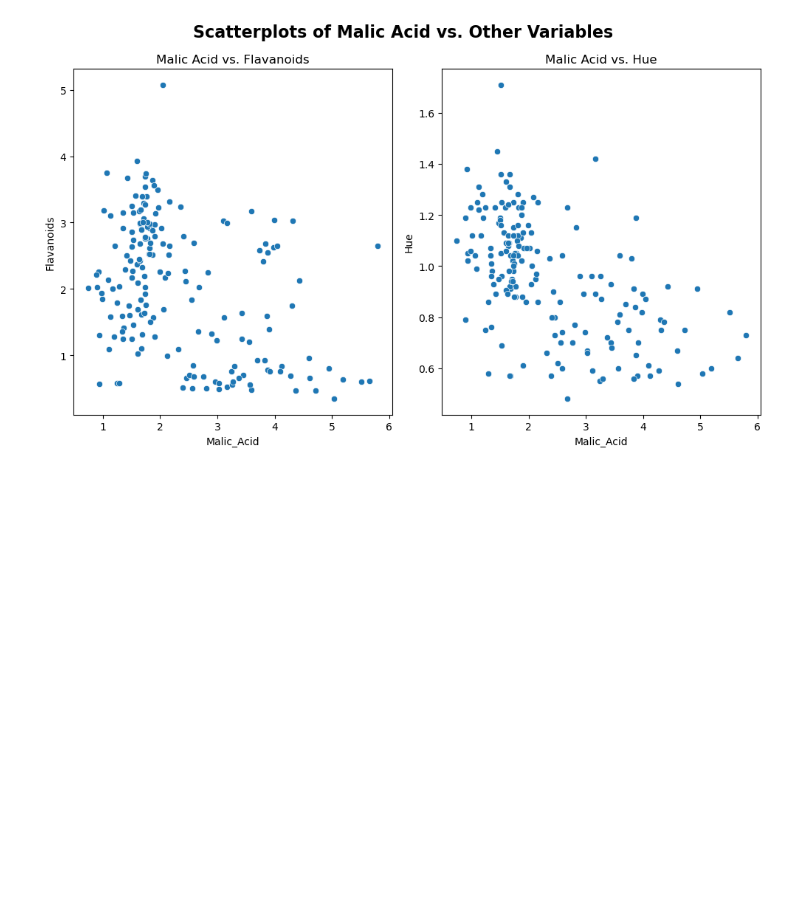
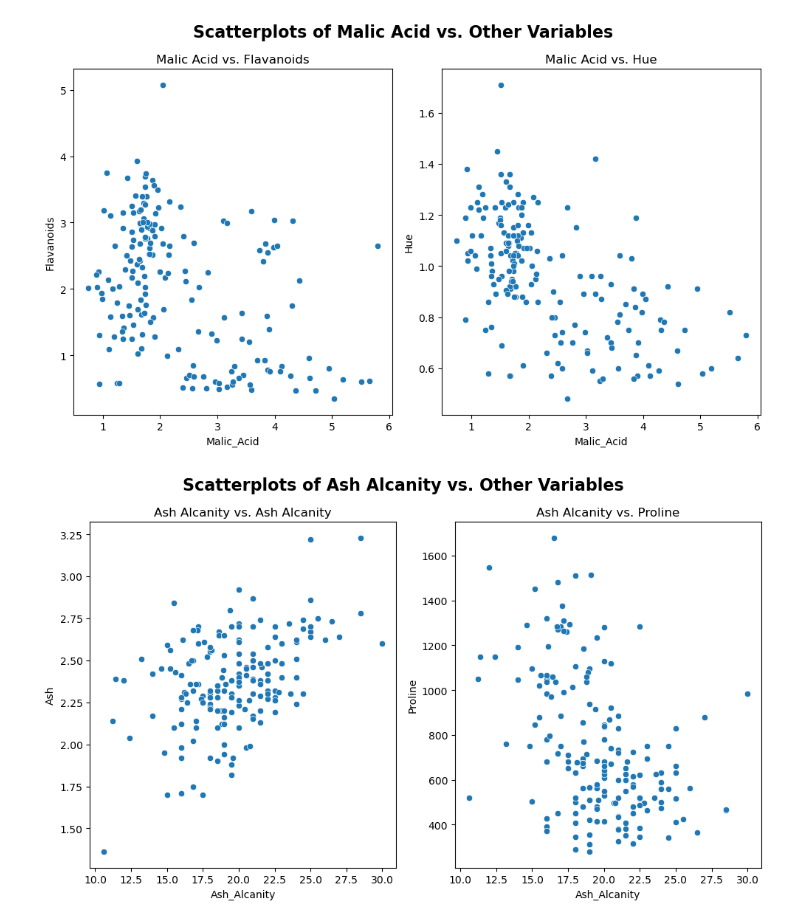
Before and after one commit to ayberkozcan/clustering-exercises, a Jupyter notebook: Analyzing Wines/clustering_wines.ipynb, the cells around one changed output. Drawn from its saved outputs; the diff is of its cells as text; code cells hidden in the pictures; blank space fills up the shorter version.

Commit message:
Update clustering_wines.ipynb
Visualizations done.

```diff
--- a/Analyzing Wines/clustering_wines.ipynb
+++ b/Analyzing Wines/clustering_wines.ipynb
@@ -160,3 +160,18 @@ plt.tight_layout()
 plt.show()
 # %% [output]
 [figure]
+# %%
+fig, ax = plt.subplots(1, 2, figsize=(10, 6))
+
+sns.scatterplot(data=df, x="Ash_Alcanity", y="Ash", ax=ax[0])
+ax[0].set_title("Ash Alcanity vs. Ash Alcanity")
+
+sns.scatterplot(data=df, x="Ash_Alcanity", y="Proline", ax=ax[1])
+ax[1].set_title("Ash Alcanity vs. Proline")
+
+plt.suptitle("Scatterplots of Ash Alcanity vs. Other Variables", fontsize=16, fontweight="bold")
+
+plt.tight_layout()
+plt.show()
+# %% [output]
+[figure, added]
```
Also changed, not shown: parts of 3 cells of this notebook.
